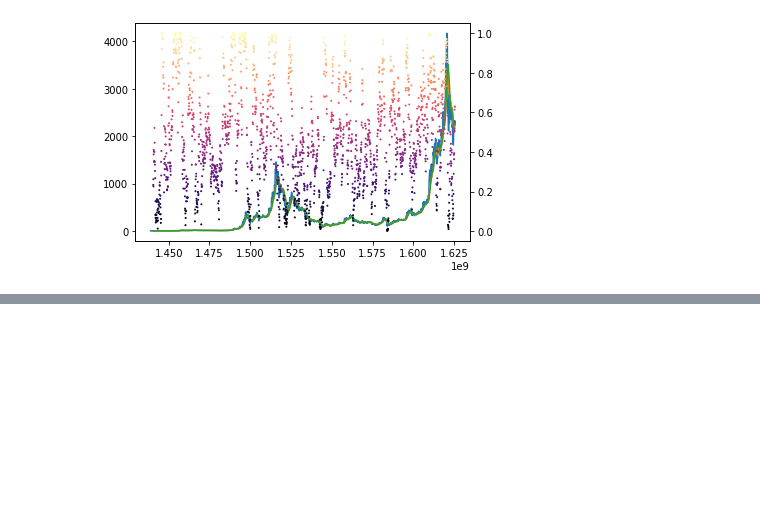
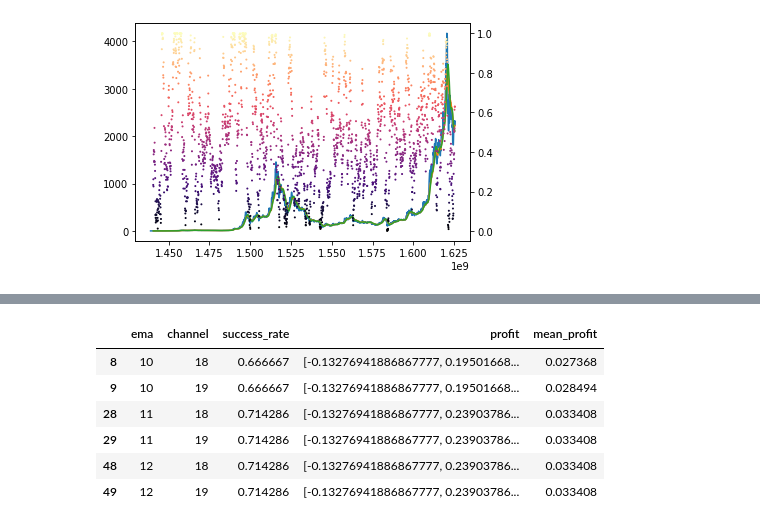
Before and after one commit to RDEvans31/saturn, a Jupyter notebook: Data analysis.ipynb, the cells around one changed output, grey strips where cells are left out. Cells and saved outputs as stored; diff of their text form; code cells hidden in the pictures; blank space fills up the shorter version.

```diff
--- a/Data analysis.ipynb
+++ b/Data analysis.ipynb
@@ -346,0 +390,13 @@ channel=ma_channel(eth_hourly,20)
+# %%
+# ema_period=pd.to_numeric(results2_df.iloc[pd.to_numeric(results2_df['mean_profit']).idxmax()]['ema'])
+# ma_channel_period=pd.to_numeric(results2_df.iloc[pd.to_numeric(results2_df['mean_profit']).idxmax()]['channel'])
+# results2_df.iloc[pd.to_numeric(results2_df['mean_profit']).idxmax()]
+results2_df[pd.to_numeric(results2_df['success_rate']>0.6)]
+# %% [output]
+|  | ema | channel | success_rate | profit | mean_profit |
+| 8 | 10 | 18 | 0.666667 | [-0.13276941886867777, 0.19501668... | 0.027368 |
+| 9 | 10 | 19 | 0.666667 | [-0.13276941886867777, 0.19501668... | 0.028494 |
+| 28 | 11 | 18 | 0.714286 | [-0.13276941886867777, 0.23903786... | 0.033408 |
+| 29 | 11 | 19 | 0.714286 | [-0.13276941886867777, 0.23903786... | 0.033408 |
+| 48 | 12 | 18 | 0.714286 | [-0.13276941886867777, 0.23903786... | 0.033408 |
+| 49 | 12 | 19 | 0.714286 | [-0.13276941886867777, 0.23903786... | 0.033408 |
```
Also changed, not shown: parts of 17 cells of this notebook, 4 other files.
